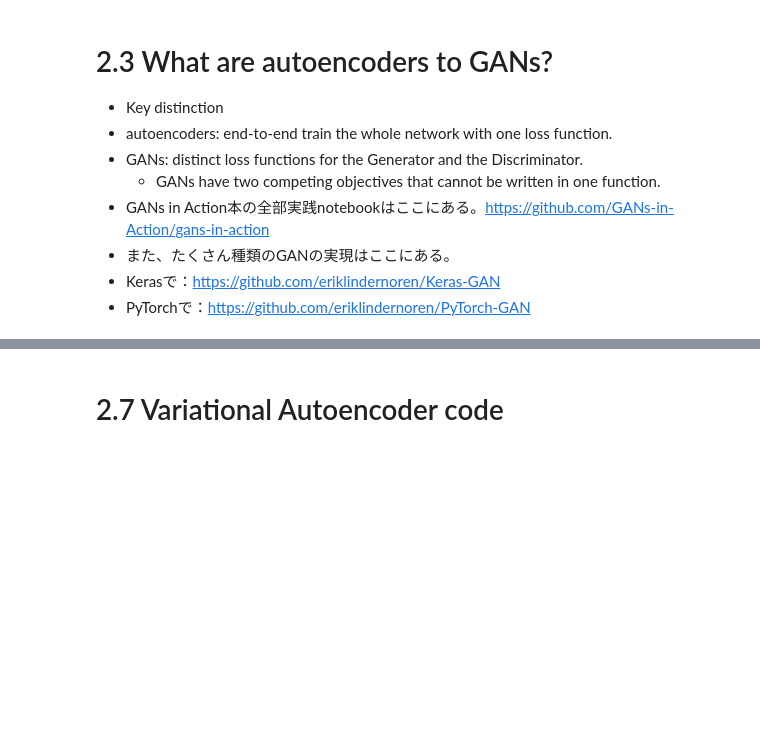
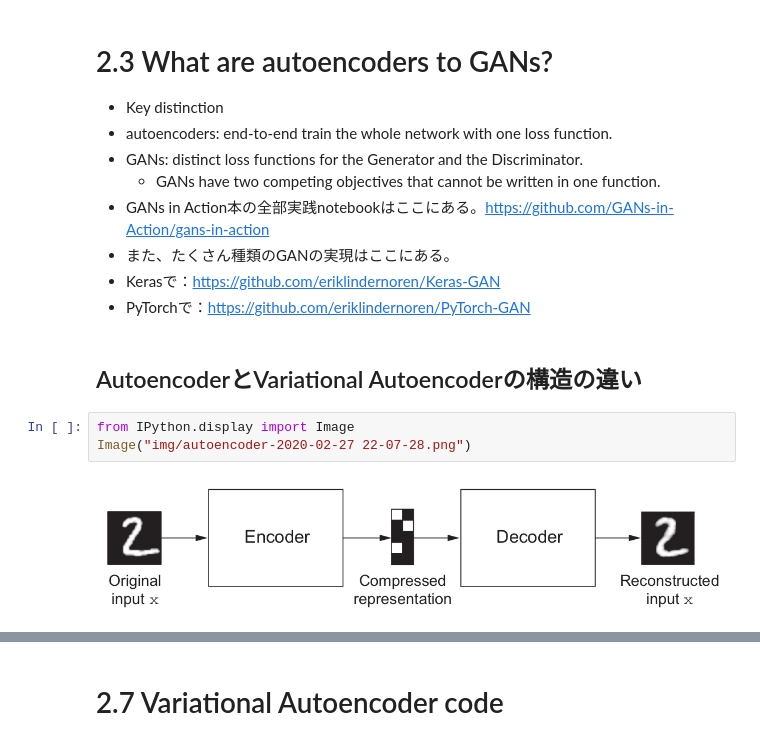
Before and after one commit to youngsend/DeepLearningAndCloud, a Jupyter notebook: GANs-in-Action-Langr-Bok/c2-into-to-generative-modeling-with-autoencoder.ipynb, the cells around one changed output, grey strips where cells are left out. Cells and saved outputs as stored; diff of their text form; blank space fills up the shorter version.

Commit message:
Add two vae images.

```diff
--- a/GANs-in-Action-Langr-Bok/c2-into-to-generative-modeling-with-autoencoder.ipynb
+++ b/GANs-in-Action-Langr-Bok/c2-into-to-generative-modeling-with-autoencoder.ipynb
@@ -8,3 +8,10 @@
 - また、たくさん種類のGANの実現はここにある。
  - Kerasで：https://github.com/eriklindernoren/Keras-GAN
  - PyTorchで：https://github.com/eriklindernoren/PyTorch-GAN
+# %% [markdown]
+## AutoencoderとVariational Autoencoderの構造の違い
+# %%
+from IPython.display import Image
+Image("img/autoencoder-2020-02-27 22-07-28.png")
+# %% [output]
+[figure, added]
```
Also changed, not shown: parts of 1 cell of this notebook, 2 other files.
